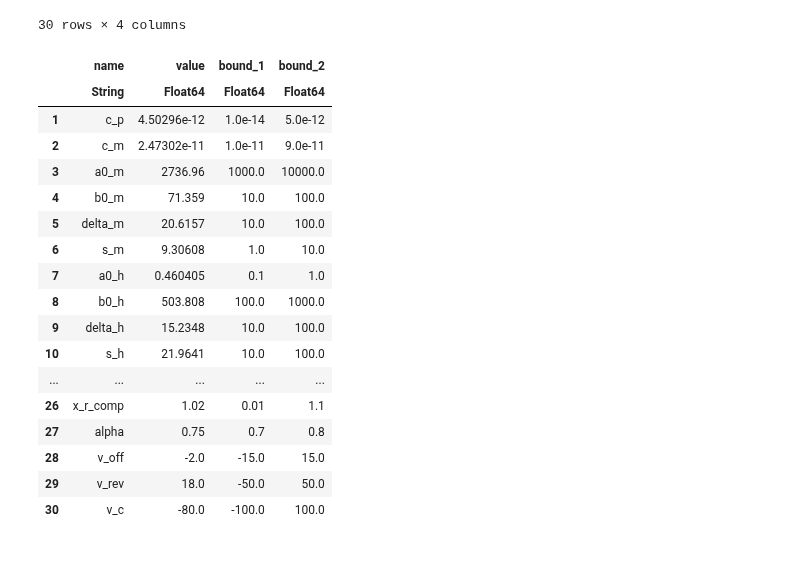
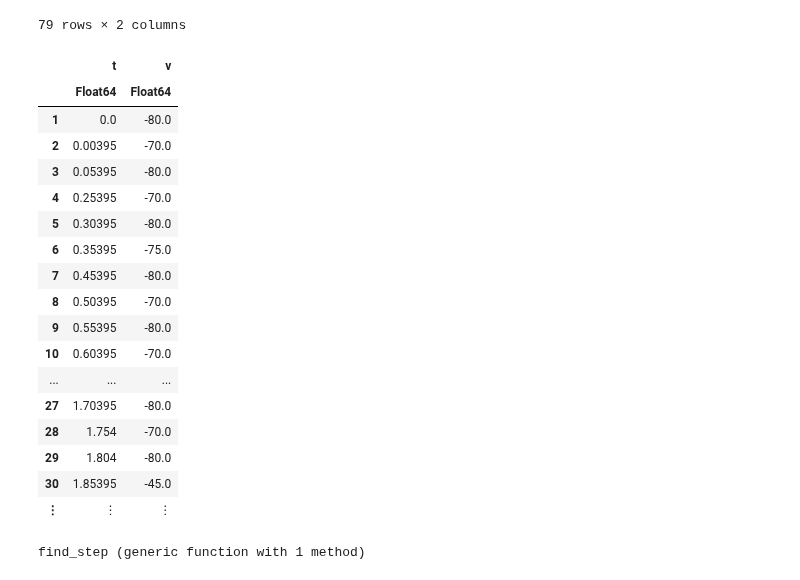
Before and after one commit to humanphysiologylab/INa_full_trace, a Jupyter notebook: notebooks/002_Julia_DiffEq.ipynb, the cells around one changed output. Cells and saved outputs as stored; diff of their text form; code cells hidden in the pictures.

Commit message:
full protocol

```diff
--- a/notebooks/002_Julia_DiffEq.ipynb
+++ b/notebooks/002_Julia_DiffEq.ipynb
@@ -18,27 +23,36 @@ using BenchmarkTools
 dirname_model = "../src/model_ctypes/ina_pipette/"
 
 filename_legend_constants = Base.Filesystem.joinpath(dirname_model, "legend_constants.csv")
-filename_legend_states = Base.Filesystem.joinpath(dirname_model, "legend_states.csv");
+filename_legend_states = Base.Filesystem.joinpath(dirname_model, "legend_test.csv")
+filename_protocol = Base.Filesystem.joinpath("../data/protocols/protocol_sparse.csv");
 # %%
 legend_states = DataFrame(CSV.File(filename_legend_states))
 legend_constants = DataFrame(CSV.File(filename_legend_constants))
+protocol = DataFrame(CSV.File(filename_protocol))
 # %% [output]
-30 rows × 4 columns
+79 rows × 2 columns
-|  | name | value | bound_1 | bound_2 |
-|  | String | Float64 | Float64 | Float64 |
-| 1 | c_p | 4.50296e-12 | 1.0e-14 | 5.0e-12 |
-| 2 | c_m | 2.47302e-11 | 1.0e-11 | 9.0e-11 |
-| 3 | a0_m | 2736.96 | 1000.0 | 10000.0 |
-| 4 | b0_m | 71.359 | 10.0 | 100.0 |
-| 5 | delta_m | 20.6157 | 10.0 | 100.0 |
-| 6 | s_m | 9.30608 | 1.0 | 10.0 |
-| 7 | a0_h | 0.460405 | 0.1 | 1.0 |
-| 8 | b0_h | 503.808 | 100.0 | 1000.0 |
-| 9 | delta_h | 15.2348 | 10.0 | 100.0 |
-| 10 | s_h | 21.9641 | 10.0 | 100.0 |
-| ... | ... | ... | ... | ... |
-| 26 | x_r_comp | 1.02 | 0.01 | 1.1 |
-| 27 | alpha | 0.75 | 0.7 | 0.8 |
-| 28 | v_off | -2.0 | -15.0 | 15.0 |
-| 29 | v_rev | 18.0 | -50.0 | 50.0 |
-| 30 | v_c | -80.0 | -100.0 | 100.0 |
+|  | t | v |
+|  | Float64 | Float64 |
+| 1 | 0.0 | -80.0 |
+| 2 | 0.00395 | -70.0 |
+| 3 | 0.05395 | -80.0 |
+| 4 | 0.25395 | -70.0 |
+| 5 | 0.30395 | -80.0 |
+| 6 | 0.35395 | -75.0 |
+| 7 | 0.45395 | -80.0 |
+| 8 | 0.50395 | -70.0 |
+| 9 | 0.55395 | -80.0 |
+| 10 | 0.60395 | -70.0 |
+| ... | ... | ... |
+| 27 | 1.70395 | -80.0 |
+| 28 | 1.754 | -70.0 |
+| 29 | 1.804 | -80.0 |
+| 30 | 1.85395 | -45.0 |
+| ⋮ | ⋮ | ⋮ |
+# %%
+function find_step(t)
+    index = findfirst(x -> x >= t, protocol.t)
+    v = protocol.v[index]
+end
+# %% [output]
+find_step (generic function with 1 method)
```
Also changed, not shown: parts of 18 cells of this notebook, 2 other files.
